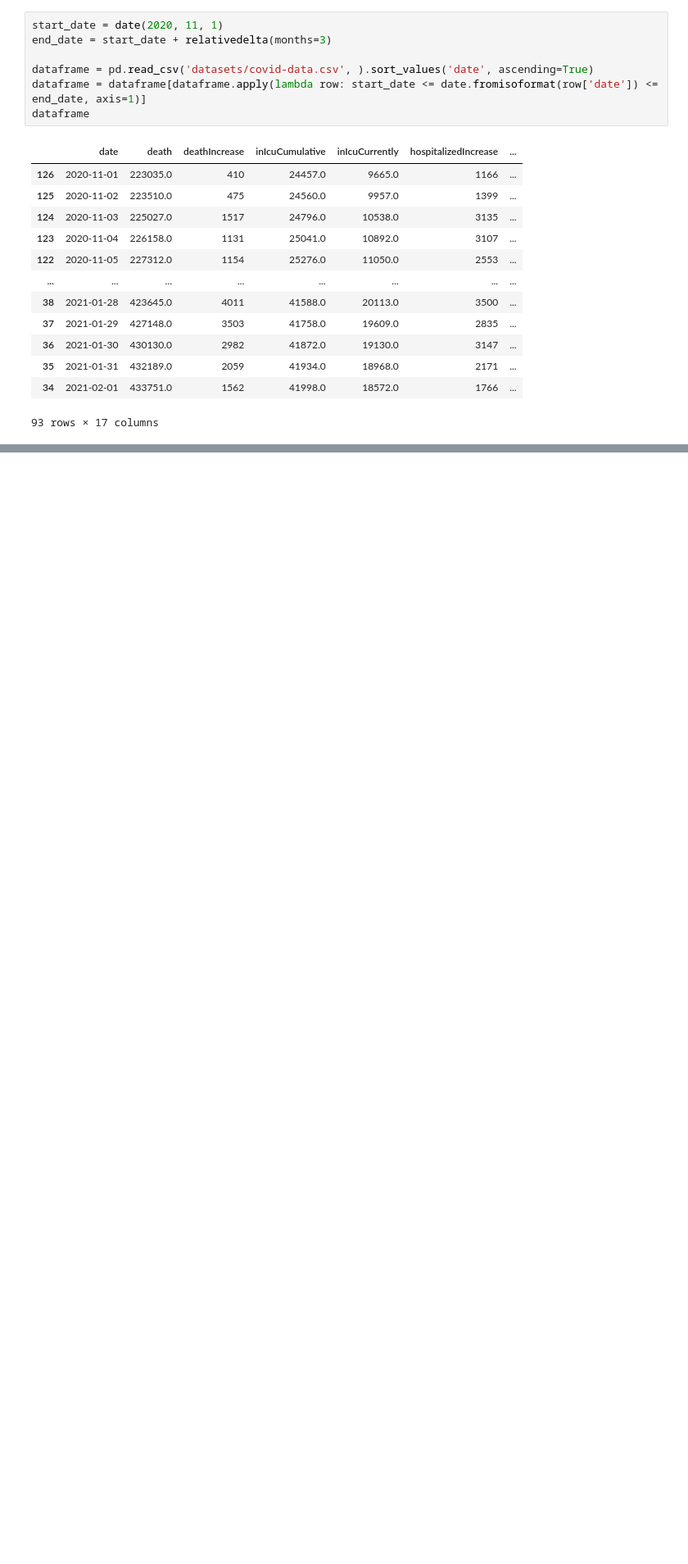
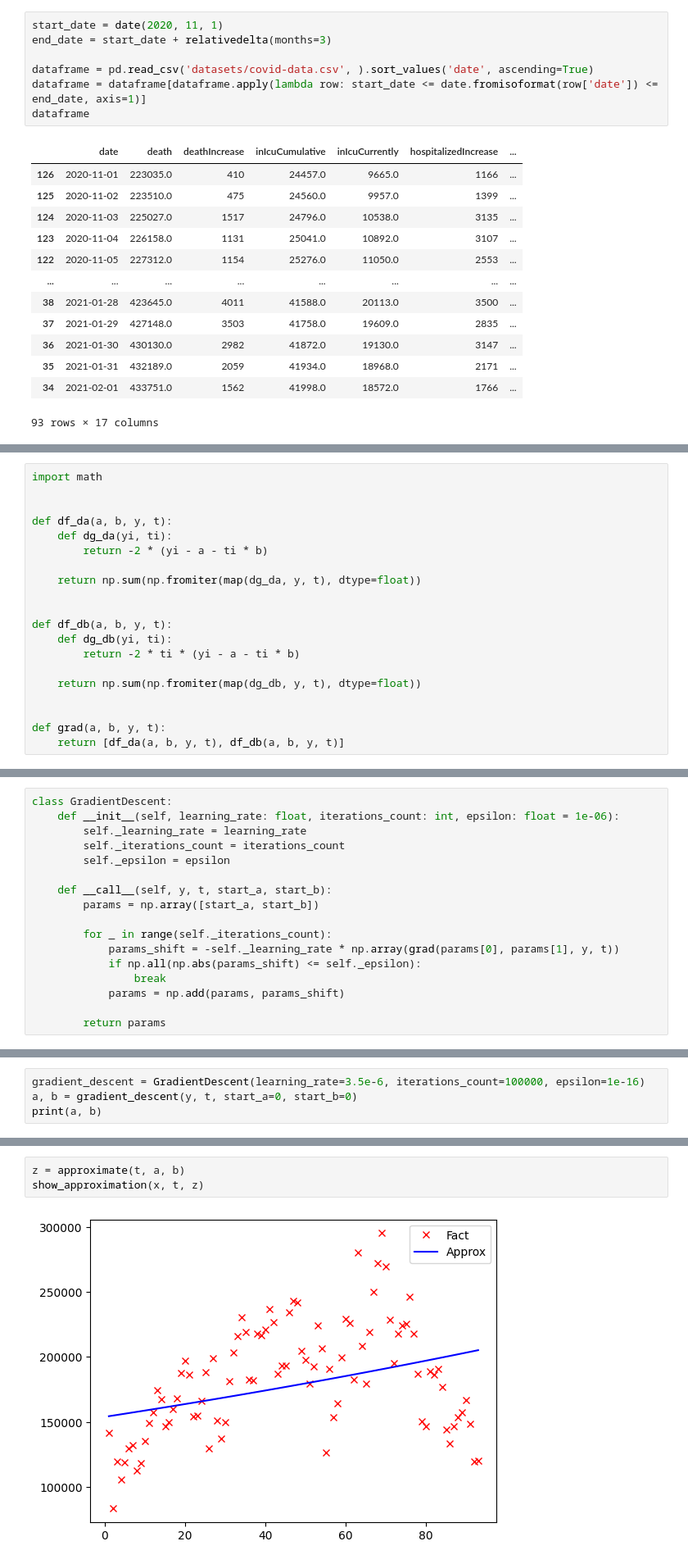
Before and after one commit to Valdemal/data-and-processes-analysis, a Jupyter notebook: lab0.ipynb, the cells around one changed output, grey strips where cells are left out. Shown at 82% size. Saved outputs shown, nothing was run; the diff lists cells and outputs as text; blank space fills up the shorter version.

```diff
--- a/lab0.ipynb
+++ b/lab0.ipynb
@@ -50,0 +102,20 @@ plt.plot(t, x, "rx")
+# %%
+import math
+
+
+def df_da(a, b, y, t):
+    def dg_da(yi, ti):
+        return -2 * (yi - a - ti * b)
+
+    return np.sum(np.fromiter(map(dg_da, y, t), dtype=float))
+
+
+def df_db(a, b, y, t):
+    def dg_db(yi, ti):
+        return -2 * ti * (yi - a - ti * b)
+
+    return np.sum(np.fromiter(map(dg_db, y, t), dtype=float))
+
+
+def grad(a, b, y, t):
+    return [df_da(a, b, y, t), df_db(a, b, y, t)]
@@ -50,0 +124,17 @@ plt.plot(t, x, "rx")
+# %%
+class GradientDescent:
+    def __init__(self, learning_rate: float, iterations_count: int, epsilon: float = 1e-06):
+        self._learning_rate = learning_rate
+        self._iterations_count = iterations_count
+        self._epsilon = epsilon
+
+    def __call__(self, y, t, start_a, start_b):
+        params = np.array([start_a, start_b])
+
+        for _ in range(self._iterations_count):
+            params_shift = -self._learning_rate * np.array(grad(params[0], params[1], y, t))
+            if np.all(np.abs(params_shift) <= self._epsilon):
+                break
+            params = np.add(params, params_shift)
+
+        return params
@@ -50,0 +143,4 @@ plt.plot(t, x, "rx")
+# %%
+gradient_descent = GradientDescent(learning_rate=3.5e-6, iterations_count=100000, epsilon=1e-16)
+a, b = gradient_descent(y, t, start_a=0, start_b=0)
+print(a, b)
@@ -50,0 +149,5 @@ plt.plot(t, x, "rx")
+# %%
+z = approximate(t, a, b)
+show_approximation(x, t, z)
+# %% [output]
+[figure, added]
```
Also changed, not shown: parts of 12 cells of this notebook.
